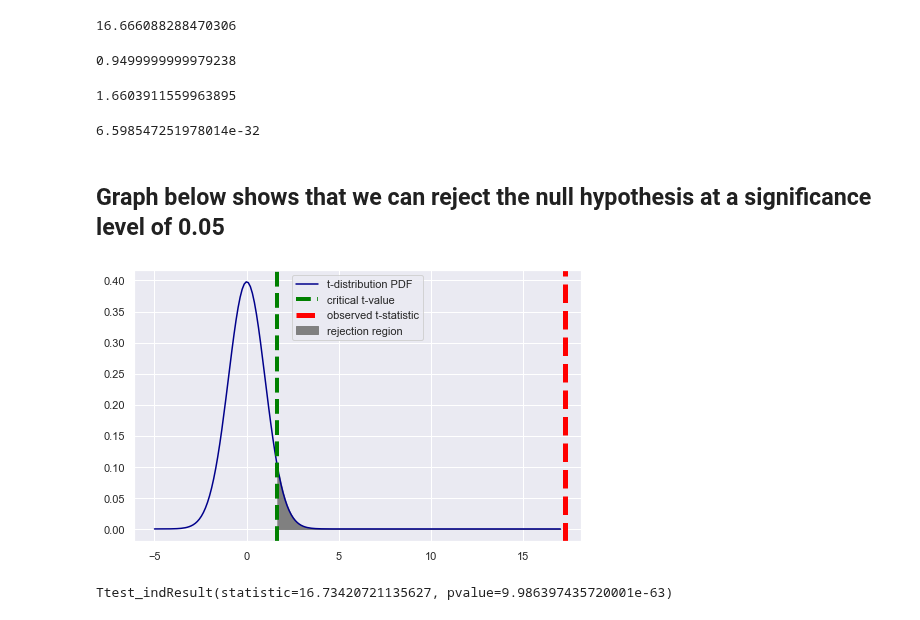
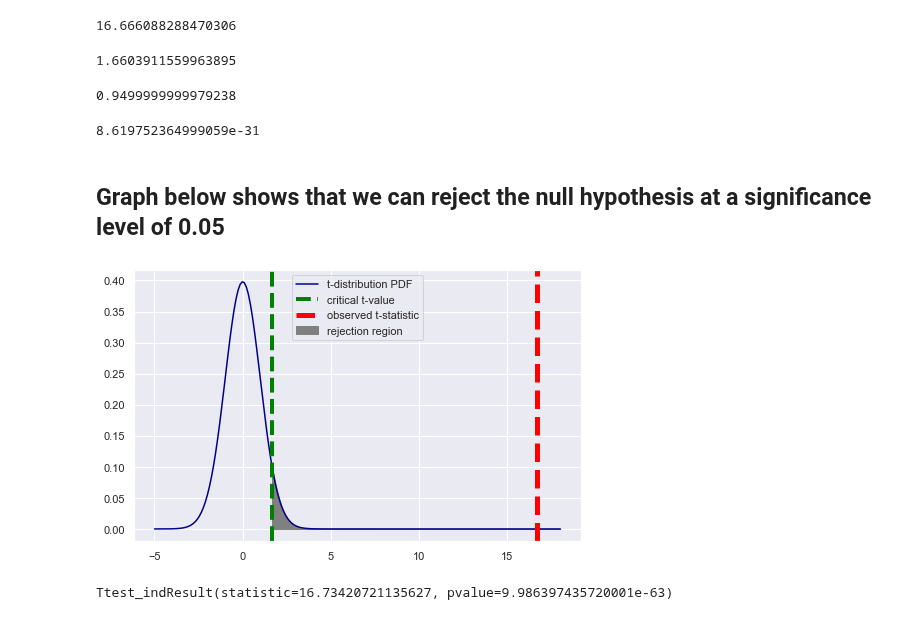
Before and after one commit to reboyce/Gilbert-Team-Repo, a Jupyter notebook: Notebooks/Reece's Notebook.ipynb, the cells around one changed output. Drawn from its saved outputs; the diff is of its cells as text; code cells hidden in the pictures.

```diff
--- a/Notebooks/Reece's Notebook.ipynb
+++ b/Notebooks/Reece's Notebook.ipynb
@@ -352,6 +335,4 @@ Name: runtime_minutes, Length: 65096, dtype: float64
 # %%
-sns.set(color_codes=True)
-sns.set(rc={'figure.figsize':(10,8)})
 sns.distplot(good_data)
-sns.distplot(top_100_movies['runtime_minutes']);
+sns.distplot(bad_data['runtime_minutes']);
 # %% [output]
@@ -358,0 +355,11 @@ sns.distplot(top_100_movies['runtime_minutes']);
+# %%
+sns.color_palette("light:#5A9", as_cmap=True)
+runcolor =top_100_movies['runtime_minutes']
+sns.set(color_codes=True)
+sns.set(rc={'figure.figsize':(8,5)})
+sns.distplot(good_data, color='Green')
+sns.distplot(top_100_movies['runtime_minutes'], color='DarkGreen')#31a354
+plt.xlabel("Movie Runtime (Minutes)", size=12)
+plt.title("Density Plot for All Movies vs. Top 100 Movies", size=15)
+plt.axvline(x=good_data.mean(), color='Green')
+plt.axvline(x=runcolor.mean(), color='DarkGreen');
@@ -411,44 +420,39 @@ t_stat= (x_bar -  mu)/(sd/np.sqrt(n))
 t_stat
 # %% [output]
 16.666088288470306
+# %%
+#Critical T-value which is the baseline our tstat needs to be to not accept Null
+t_crit = st.t.ppf(1 - 0.05, df=99)
+t_crit
+# %% [output]
+1.6603911559963895
 # %%
 #shows that our alpha of .05 is correct
 st.t.cdf(t_crit, df=99)
 # %% [output]
 0.9499999999979238
-# %%
-#Critical T-value which is the baseline our tstat needs to be to not accept Null
-t_crit = st.t.ppf(1 - 0.05, df=99)
-t_crit
-# %% [output]
-1.6603911559963895
 # %%
 #Re-affirms findings that we reject Null
-p_value = st.t.sf(t, df=99)
+p_value = st.t.sf(t_stat, df=99)
 p_value
 # %% [output]
-6.598547251978014e-32
+8.619752364999059e-31
 # %% [markdown]
 ## Graph below shows that we can reject the null hypothesis at a significance level of 0.05
 # %%
 fig, ax = plt.subplots(figsize=(8,5))
 
-# Plot the PDF as a line graph
-# (x and y were created in previous plotting code)
+x = np.linspace(-5, 18, 200)
+y = st.t.pdf(x, df, 0, 1)
+
 ax.plot(x, y, color='darkblue', label="t-distribution PDF")
-
-# Plot a vertical line for our critical t-value
 ax.axvline(t_crit,color='green',linestyle='--',lw=4,label='critical t-value')
-
-# Fill area under line graph where x value is creater than critical t
 ax.fill_betweenx(y,x,t_crit,where=x > t_crit,color="gray",label="rejection region")
-
-# Plot a vertical line for our measured difference in sales t-statistic
-ax.axvline(t, color='red', linestyle='--', lw=5,label='observed t-statistic')
+ax.axvline(t_stat, color='Red', linestyle='--', lw=5,label='observed t-statistic')
 
 ax.legend();
 # %% [output]
-[figure, old version]
+[figure, new version]
 # %%
 st.ttest_ind(top_100_movies['runtime_minutes'], good_data)
 # %% [output]
```
Also changed, not shown: parts of 17 cells of this notebook.
